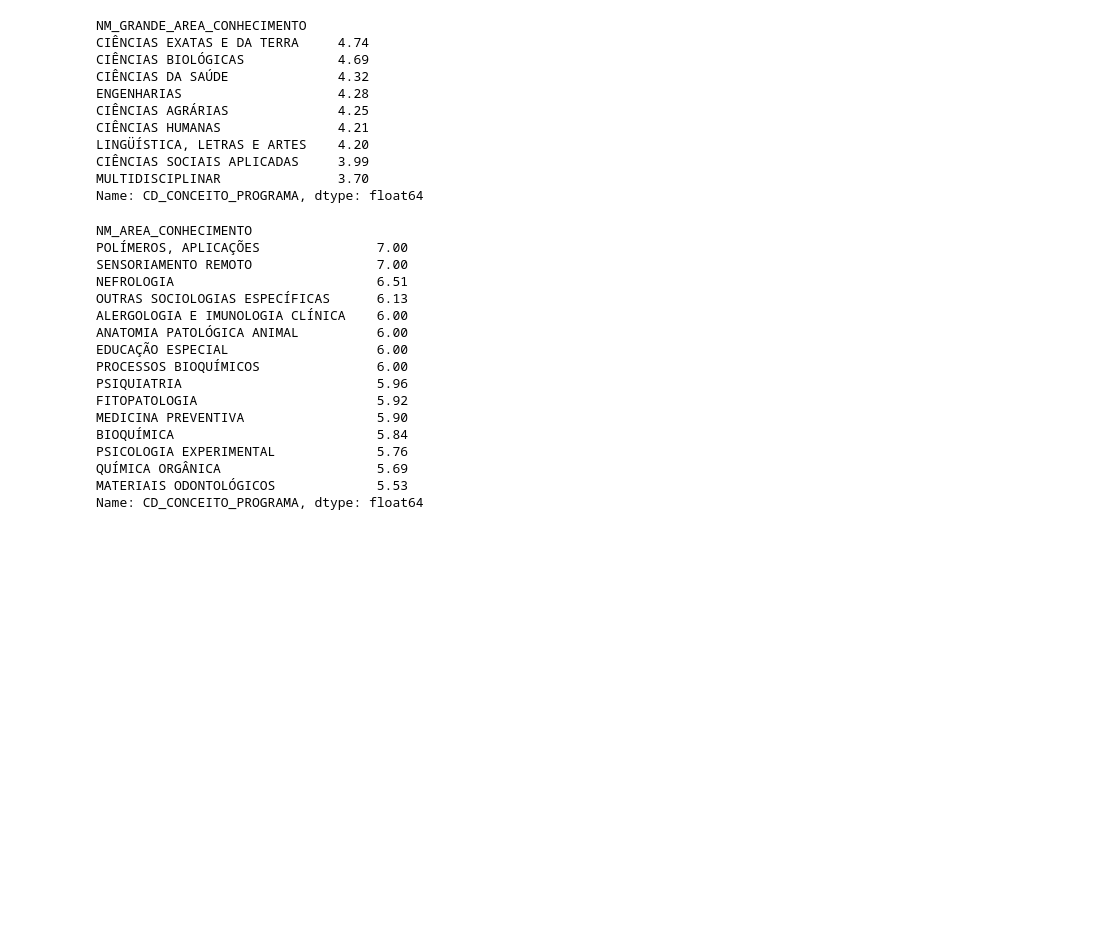
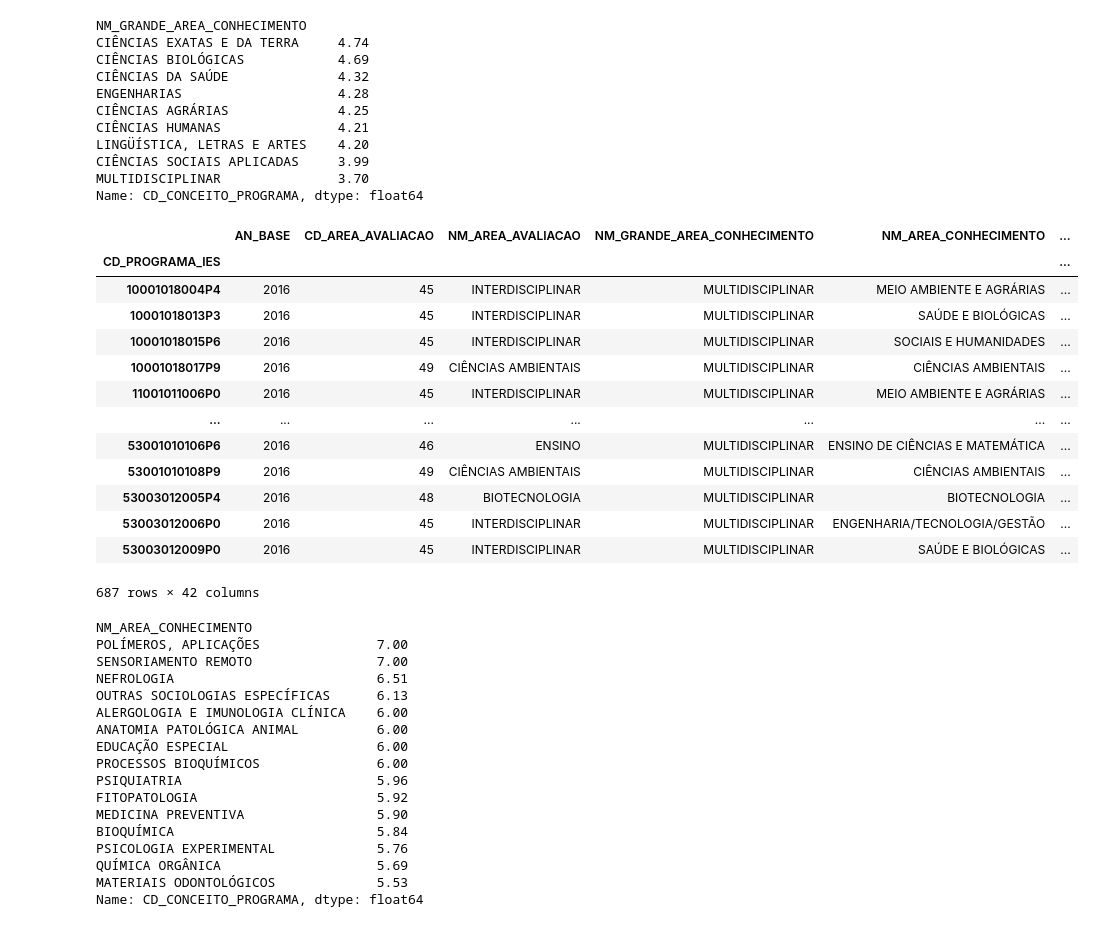
Before and after one commit to ieee-uerj/capes-data-analysis, a Jupyter notebook: Docentes - Gustavo e Romulo.ipynb, the cells around one changed output. Cells and saved outputs as stored; diff of their text form; code cells hidden in the pictures; blank space fills up the shorter version.

```diff
--- a/Docentes - Gustavo e Romulo.ipynb
+++ b/Docentes - Gustavo e Romulo.ipynb
@@ -175,6 +204,23 @@ LINGÜÍSTICA, LETRAS E ARTES    4.20
 CIÊNCIAS SOCIAIS APLICADAS     3.99
 MULTIDISCIPLINAR               3.70
 Name: CD_CONCEITO_PROGRAMA, dtype: float64
+# %%
+df.query("NM_GRANDE_AREA_CONHECIMENTO=='MULTIDISCIPLINAR'").groupby('CD_PROGRAMA_IES').first()
+# %% [output]
+|  | AN_BASE | CD_AREA_AVALIACAO | NM_AREA_AVALIACAO | NM_GRANDE_AREA_CONHECIMENTO | NM_AREA_CONHECIMENTO | ... |
+| CD_PROGRAMA_IES |  |  |  |  |  | ... |
+| 10001018004P4 | 2016 | 45 | INTERDISCIPLINAR | MULTIDISCIPLINAR | MEIO AMBIENTE E AGRÁRIAS | ... |
+| 10001018013P3 | 2016 | 45 | INTERDISCIPLINAR | MULTIDISCIPLINAR | SAÚDE E BIOLÓGICAS | ... |
+| 10001018015P6 | 2016 | 45 | INTERDISCIPLINAR | MULTIDISCIPLINAR | SOCIAIS E HUMANIDADES | ... |
+| 10001018017P9 | 2016 | 49 | CIÊNCIAS AMBIENTAIS | MULTIDISCIPLINAR | CIÊNCIAS AMBIENTAIS | ... |
+| 11001011006P0 | 2016 | 45 | INTERDISCIPLINAR | MULTIDISCIPLINAR | MEIO AMBIENTE E AGRÁRIAS | ... |
+| ... | ... | ... | ... | ... | ... | ... |
+| 53001010106P6 | 2016 | 46 | ENSINO | MULTIDISCIPLINAR | ENSINO DE CIÊNCIAS E MATEMÁTICA | ... |
+| 53001010108P9 | 2016 | 49 | CIÊNCIAS AMBIENTAIS | MULTIDISCIPLINAR | CIÊNCIAS AMBIENTAIS | ... |
+| 53003012005P4 | 2016 | 48 | BIOTECNOLOGIA | MULTIDISCIPLINAR | BIOTECNOLOGIA | ... |
+| 53003012006P0 | 2016 | 45 | INTERDISCIPLINAR | MULTIDISCIPLINAR | ENGENHARIA/TECNOLOGIA/GESTÃO | ... |
+| 53003012009P0 | 2016 | 45 | INTERDISCIPLINAR | MULTIDISCIPLINAR | SAÚDE E BIOLÓGICAS | ... |
+687 rows × 42 columns
 # %%
 #por área do conhecimento
 
```
Also changed, not shown: parts of 14 cells of this notebook, 2 other files.
